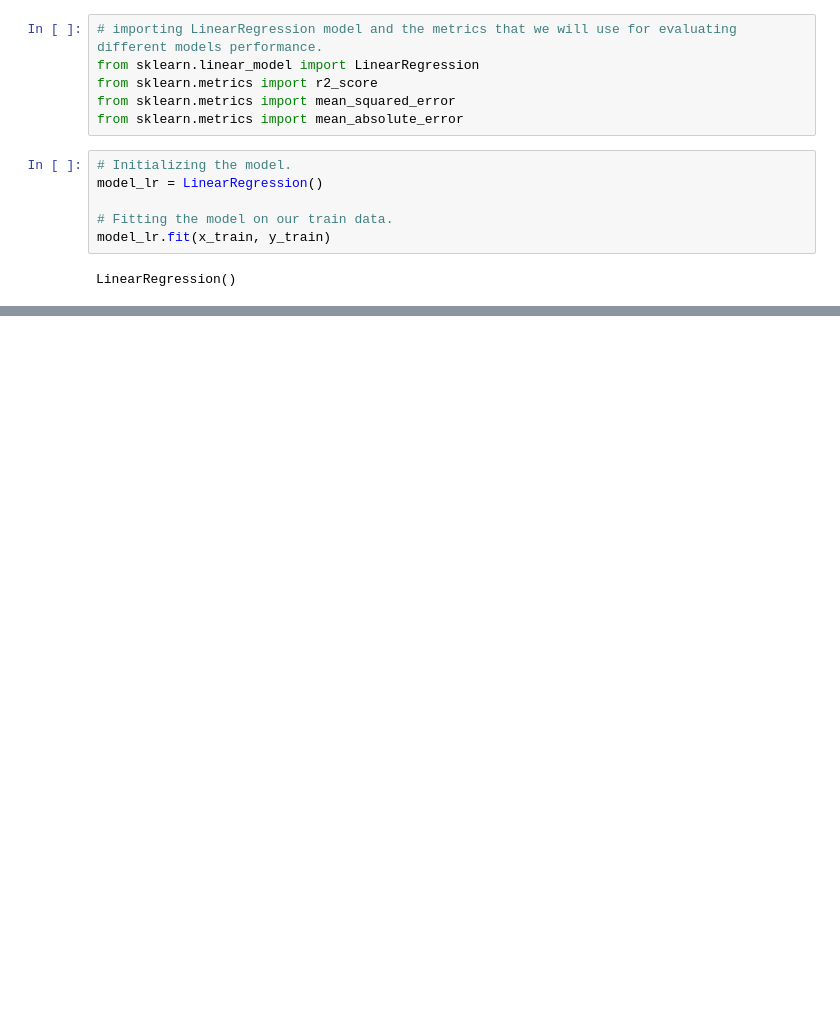
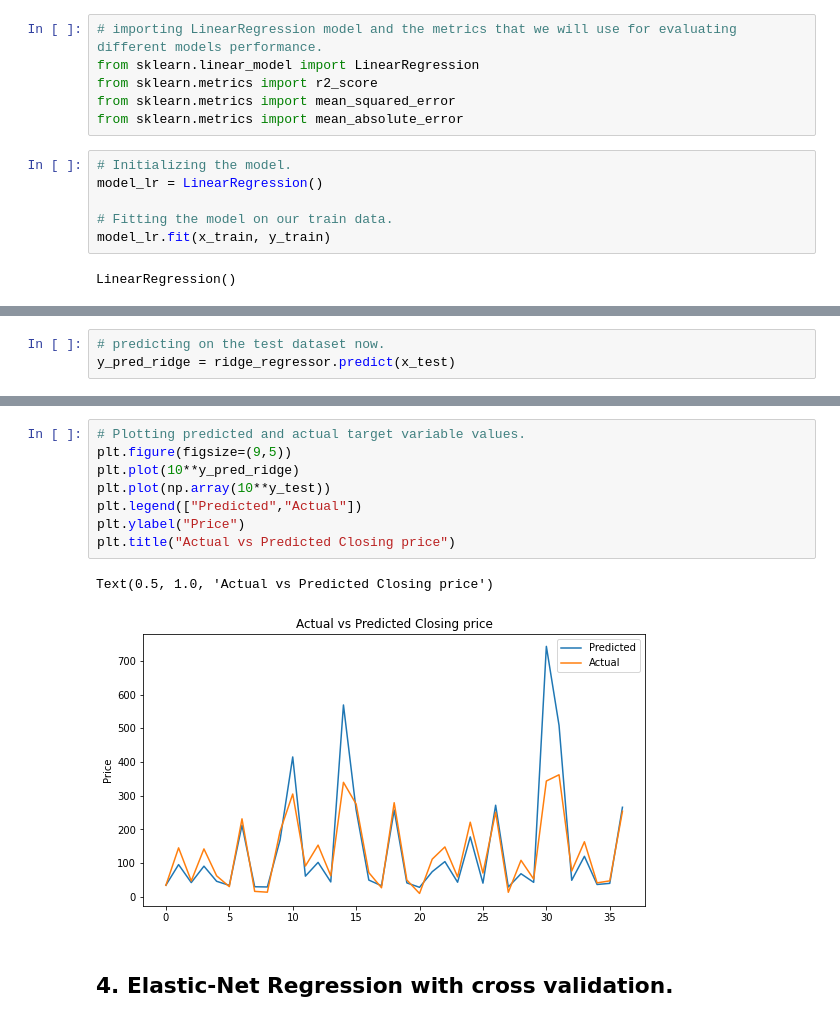
Before and after one commit to gopaljigupta45/YES_BANK_STOCK_PRICE_PREDICTION, a Jupyter notebook: Yes_bank_stock_price_prediction_.ipynb, the cells around one changed output, grey strips where cells are left out. Saved outputs shown, nothing was run; the diff lists cells and outputs as text; blank space fills up the shorter version.

```diff
--- a/Yes_bank_stock_price_prediction_.ipynb
+++ b/Yes_bank_stock_price_prediction_.ipynb
@@ -435,0 +605,3 @@ plt.show()
+# %%
+# predicting on the test dataset now.
+y_pred_ridge = ridge_regressor.predict(x_test)
@@ -435,0 +642,13 @@ plt.show()
+# %%
+# Plotting predicted and actual target variable values.
+plt.figure(figsize=(9,5))
+plt.plot(10**y_pred_ridge)
+plt.plot(np.array(10**y_test))
+plt.legend(["Predicted","Actual"])
+plt.ylabel("Price")
+plt.title("Actual vs Predicted Closing price")
+# %% [output]
+Text(0.5, 1.0, 'Actual vs Predicted Closing price')
+[figure, added]
+# %% [markdown]
+## 4. **Elastic-Net Regression** with cross validation.
```
Also changed, not shown: parts of 29 cells of this notebook.
